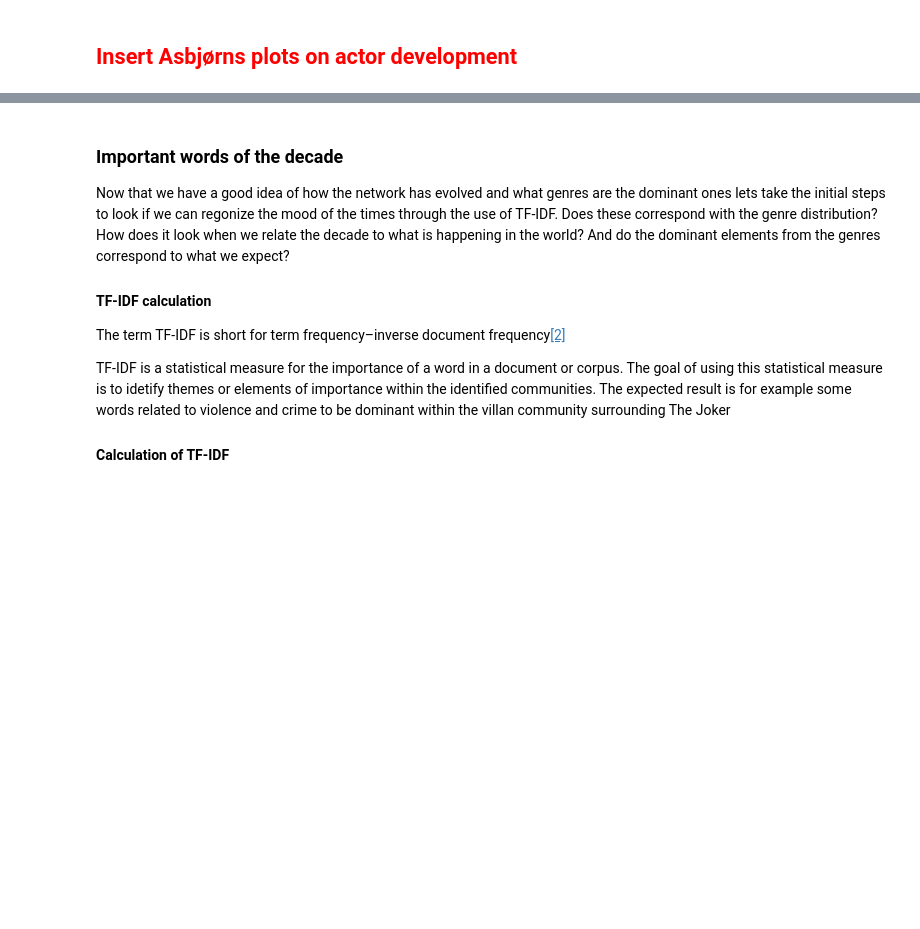
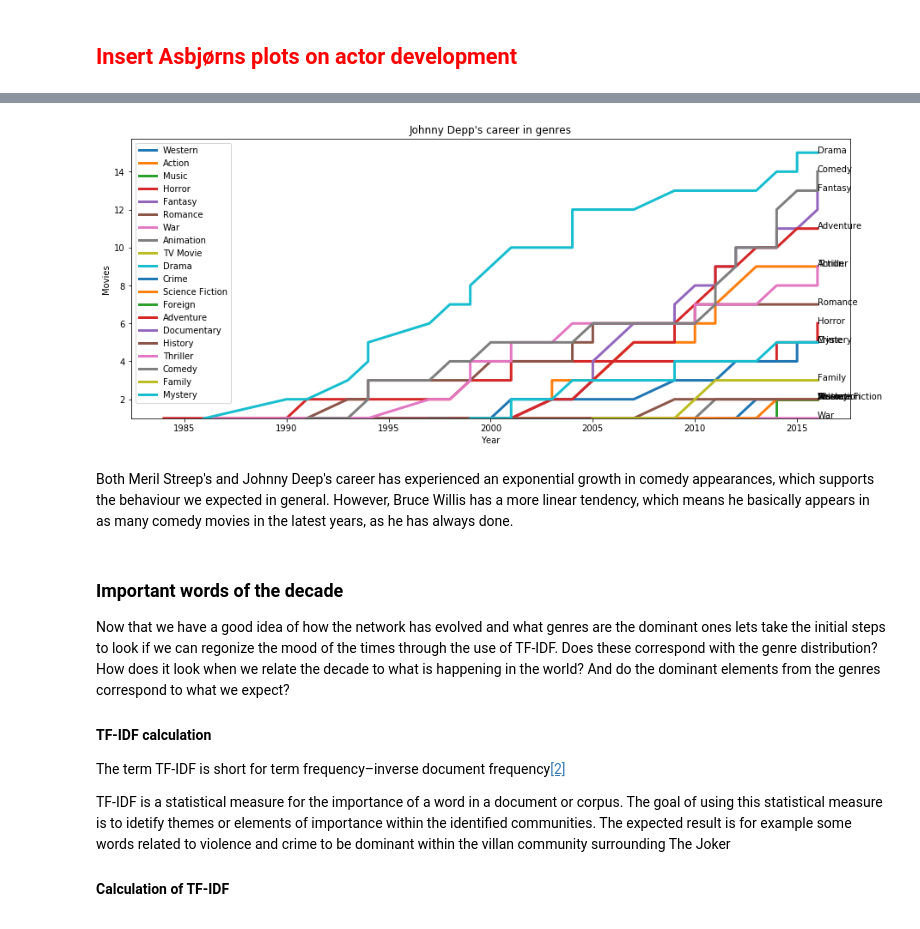
Before and after one commit to GSHDK/Social-Graphs-and-Interactions, a Jupyter notebook: Project assignment B.ipynb, the cells around one changed output, grey strips where cells are left out. Saved outputs shown, nothing was run; the diff lists cells and outputs as text; code cells hidden in the pictures; blank space fills up the shorter version.

```diff
--- a/Project assignment B.ipynb
+++ b/Project assignment B.ipynb
@@ -455,3 +516,9 @@ If we see a change around this point for the two genres to becomes more popular
+# %%
+actorDevPlot('Johnny Depp')
+# %% [output]
+[figure, added]
+# %% [markdown]
+Both Meril Streep's and Johnny Deep's career has experienced an exponential growth in comedy appearances, which supports the behaviour we expected in general. However, Bruce Willis has a more linear tendency, which means he basically appears in as many comedy movies in the latest years, as he has always done.
 # %% [markdown]
 ### Important words of the decade
 Now that we have a good idea of how the network has evolved and what genres are the dominant ones lets take the initial steps to look if we can regonize the mood of the times through the use of TF-IDF. Does these correspond with the genre distribution? How does it look when we relate the decade to what is happening in the world? And do the dominant elements from the genres correspond to what we expect?
```
Also changed, not shown: parts of 65 cells of this notebook, 2 other files.
